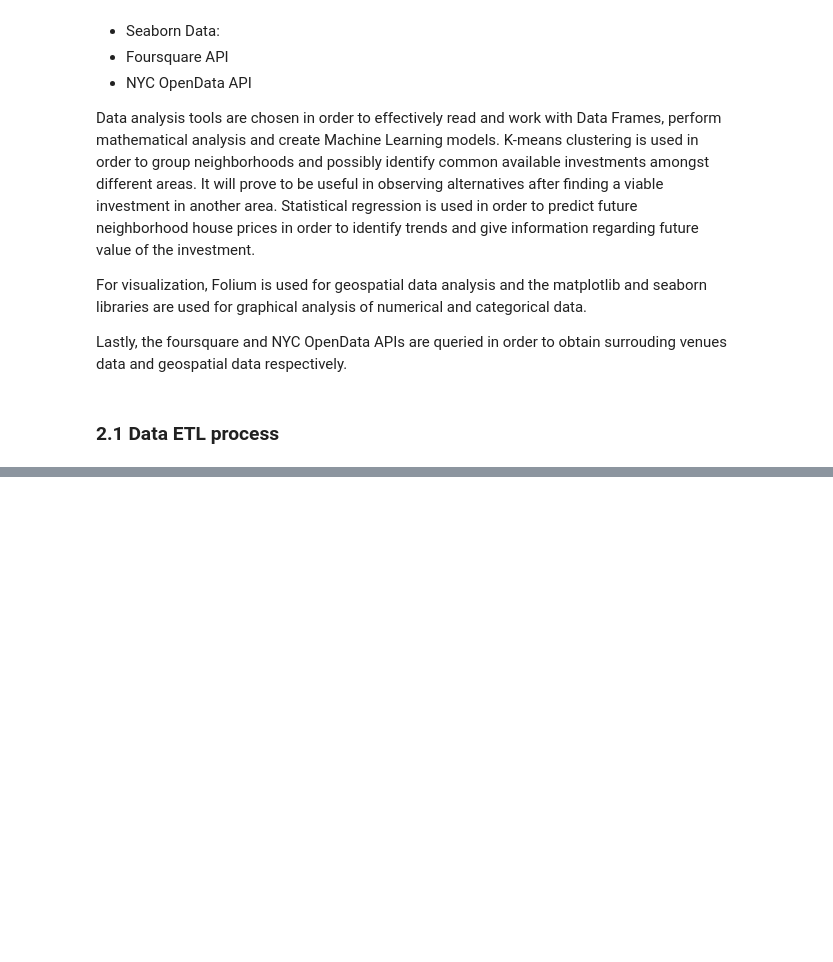
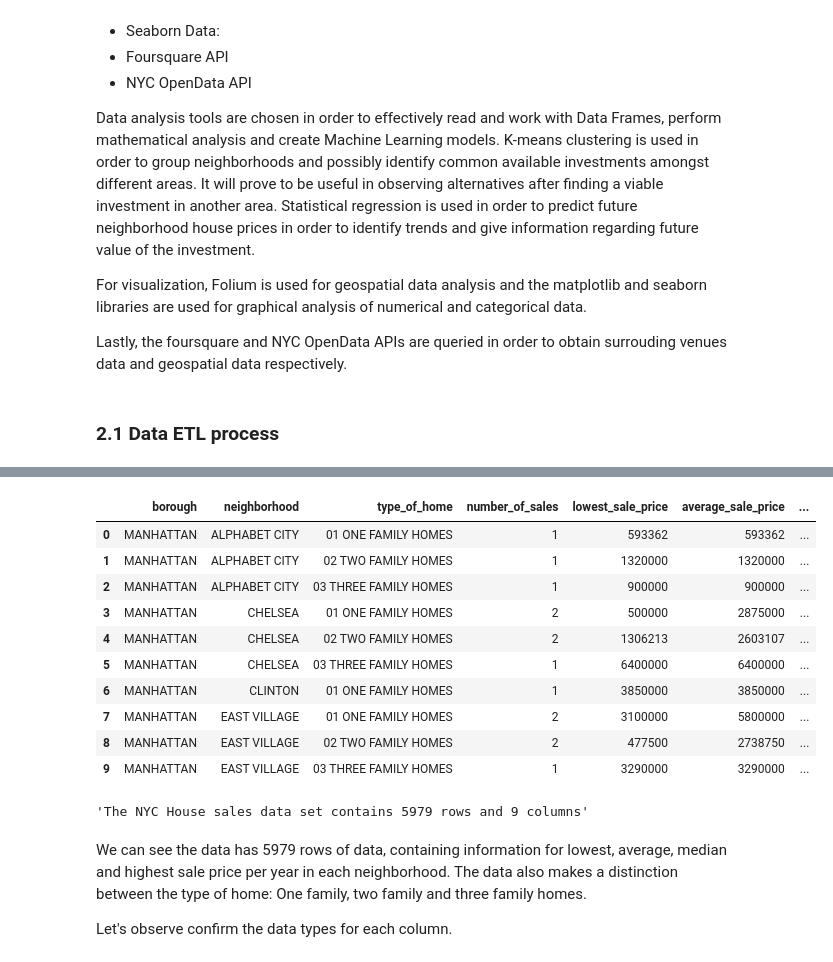
Before and after one commit to FelipeChapa/Coursera_Capstone, a Jupyter notebook: NYC Capstone/Purchase recommendation in New York; Clustering and regression analysis.ipynb, the cells around one changed output, grey strips where cells are left out. Drawn from its saved outputs; the diff is of its cells as text; code cells hidden in the pictures; blank space fills up the shorter version.

Commit message:
ETL for NYC House sales  data set.

```diff
--- a/NYC Capstone/Purchase recommendation in New York; Clustering and regression analysis.ipynb
+++ b/NYC Capstone/Purchase recommendation in New York; Clustering and regression analysis.ipynb
@@ -56,0 +72,5 @@ Lastly, the foursquare and NYC OpenData APIs are queried in order to obtain surr
+# %%
+# Get home sales data from NYC OpenDAta API
+urlNYC = 'https://data.cityofnewyork.us/resource/5ebm-myj7.json?$limit=50000'
+NYC = requests.get(urlNYC).json()
+NYC
@@ -56,0 +143,24 @@ Lastly, the foursquare and NYC OpenData APIs are queried in order to obtain surr
+# %%
+# Flatten json into DataFrame
+dfNYC = pd.json_normalize(NYC)
+dfNYC.head(10)
+# %% [output]
+|  | borough | neighborhood | type_of_home | number_of_sales | lowest_sale_price | average_sale_price | ... |
+| 0 | MANHATTAN | ALPHABET CITY | 01 ONE FAMILY HOMES | 1 | 593362 | 593362 | ... |
+| 1 | MANHATTAN | ALPHABET CITY | 02 TWO FAMILY HOMES | 1 | 1320000 | 1320000 | ... |
+| 2 | MANHATTAN | ALPHABET CITY | 03 THREE FAMILY HOMES | 1 | 900000 | 900000 | ... |
+| 3 | MANHATTAN | CHELSEA | 01 ONE FAMILY HOMES | 2 | 500000 | 2875000 | ... |
+| 4 | MANHATTAN | CHELSEA | 02 TWO FAMILY HOMES | 2 | 1306213 | 2603107 | ... |
+| 5 | MANHATTAN | CHELSEA | 03 THREE FAMILY HOMES | 1 | 6400000 | 6400000 | ... |
+| 6 | MANHATTAN | CLINTON | 01 ONE FAMILY HOMES | 1 | 3850000 | 3850000 | ... |
+| 7 | MANHATTAN | EAST VILLAGE | 01 ONE FAMILY HOMES | 2 | 3100000 | 5800000 | ... |
+| 8 | MANHATTAN | EAST VILLAGE | 02 TWO FAMILY HOMES | 2 | 477500 | 2738750 | ... |
+| 9 | MANHATTAN | EAST VILLAGE | 03 THREE FAMILY HOMES | 1 | 3290000 | 3290000 | ... |
+# %%
+'The NYC House sales data set contains {} rows and {} columns'.format(dfNYC.shape[0],dfNYC.shape[1])
+# %% [output]
+'The NYC House sales data set contains 5979 rows and 9 columns'
+# %% [markdown]
+We can see the data has 5979 rows of data, containing information for lowest, average, median and highest sale price per year in each neighborhood. The data also makes a distinction between the type of home: One family, two family and three family homes.
+
+Let's observe confirm the data types for each column.
```
Also changed, not shown: parts of 10 cells of this notebook.
